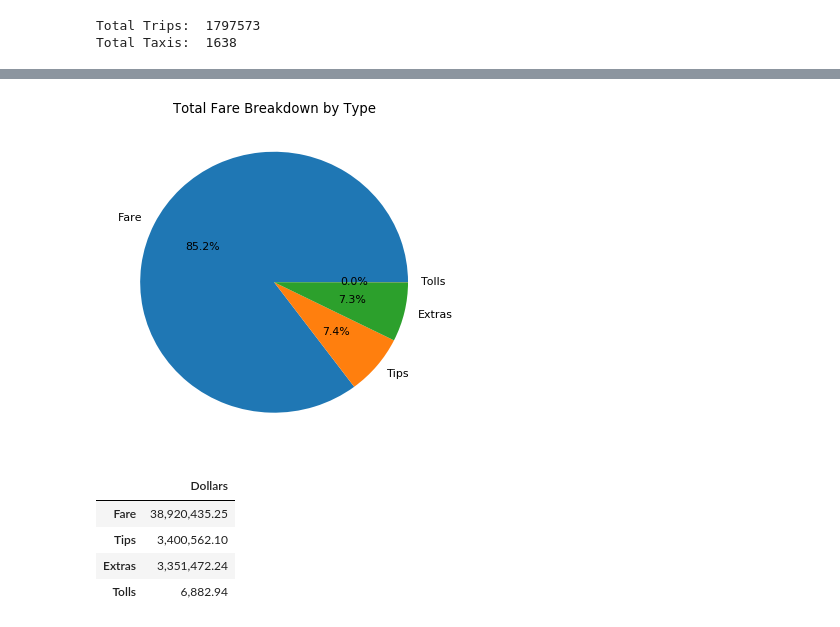
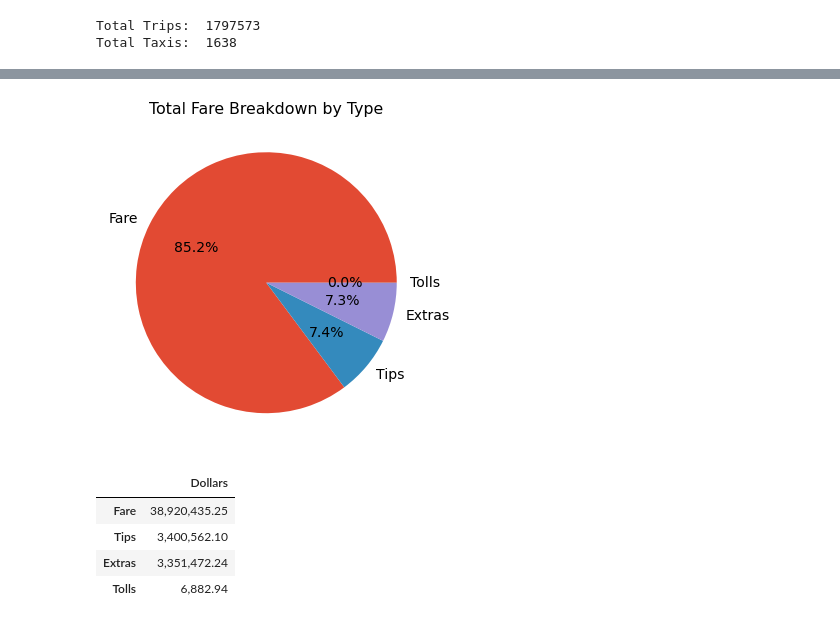
Before and after one commit to aloisiusStephen/ChicagoRideHailing, a Jupyter notebook: ChicagoRideHailing_Analysis.ipynb, the cells around one changed output, grey strips where cells are left out. Saved outputs shown, nothing was run; the diff lists cells and outputs as text; code cells hidden in the pictures.

```diff
--- a/ChicagoRideHailing_Analysis.ipynb
+++ b/ChicagoRideHailing_Analysis.ipynb
@@ -6,8 +6,12 @@ import pandas as pd
 import matplotlib.pyplot as plt
 import numpy as np
 import datetime
+import bokeh
+import geopy as gp
+import pygeohash as gh
 from IPython.display import display
 %matplotlib inline
+plt.style.use('ggplot')
 pd.options.display.float_format = '{:,.2f}'.format
 # %%
 # import cleaned Taxi Trip data from CSV into DataFrame
@@ -213,18 +217,19 @@ plt.show()
 # %%
 # breakdown of charges
 df_charges = df[['Fare','Tips','Tolls','Extras']].sum().sort_values(ascending = False)
 
 fig, ax = plt.subplots()
 ax.set_title('Total Fare Breakdown by Type')
 
 data_charges_piechart = df_charges
-ax.pie(data_charges_piechart , labels = data_charges_piechart .index,autopct='%1.1f%%')
+ax.pie(data_charges_piechart , labels = data_charges_piechart.index, autopct='%1.1f%%',  textprops={'fontsize': 14})
 fig.set_size_inches(6,6)
+
 plt.show()
 
 display(pd.DataFrame(df_charges, columns = ['Dollars']))
 # %% [output]
-[figure, old version]
+[figure, new version]
 |  | Dollars |
 | Fare | 38,920,435.25 |
 | Tips | 3,400,562.10 |
```
Also changed, not shown: parts of 26 cells of this notebook.
